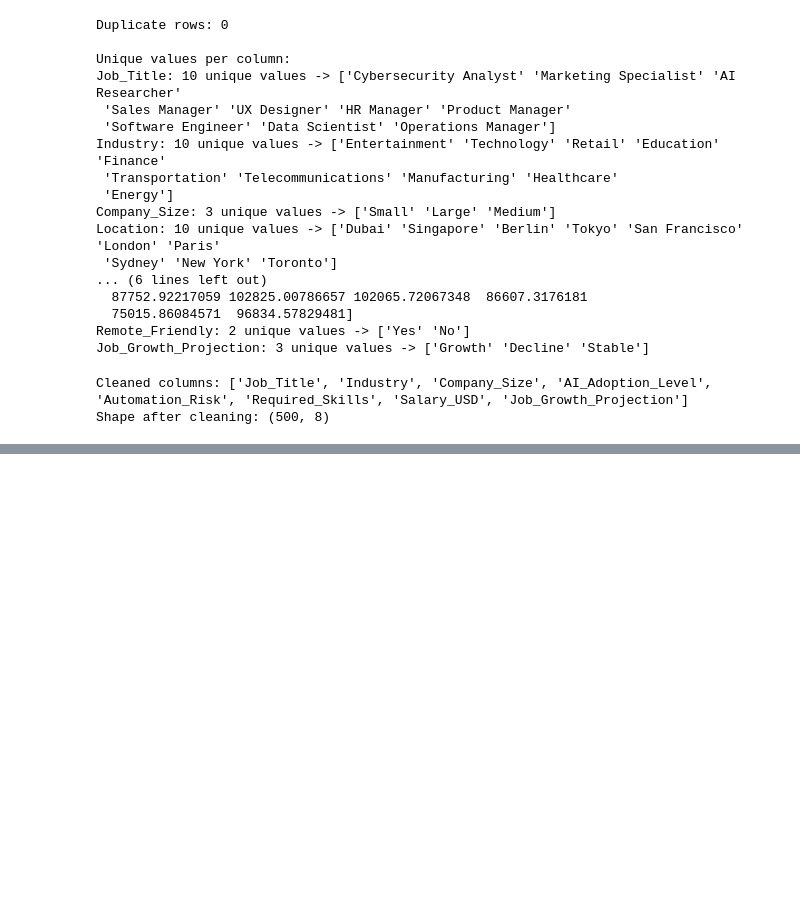
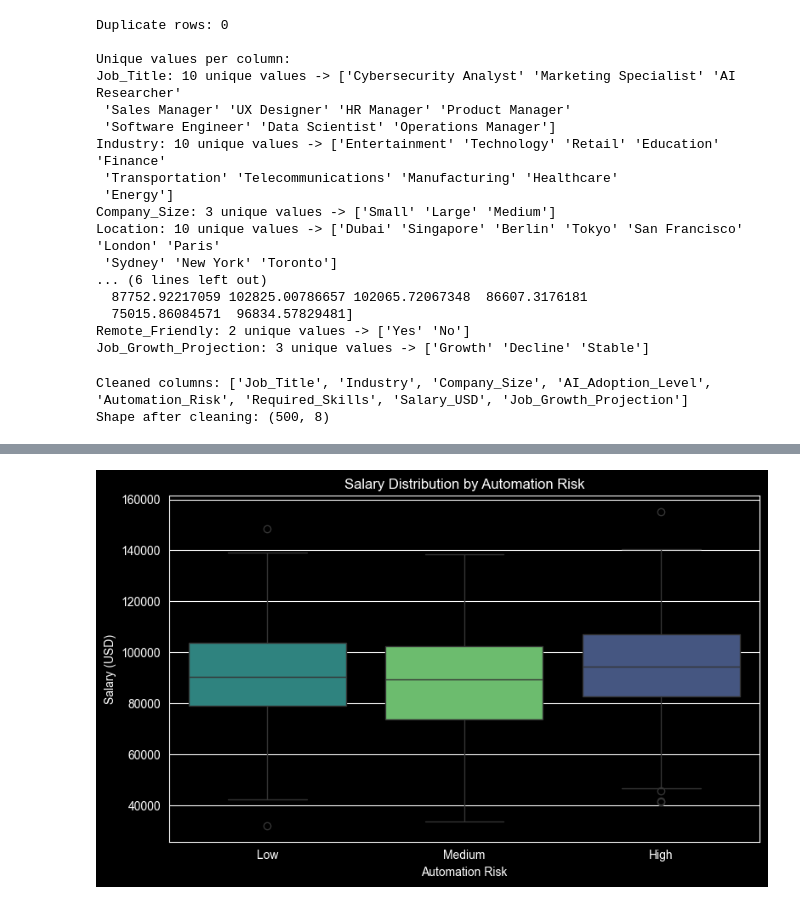
Before and after one commit to adrianofgnwn/AI-Automation-Risk-Predictor, a Jupyter notebook: notebooks/ai_automation_risk.ipynb, the cells around one changed output, grey strips where cells are left out. Saved outputs shown, nothing was run; the diff lists cells and outputs as text; code cells hidden in the pictures; blank space fills up the shorter version.

```diff
--- a/notebooks/ai_automation_risk.ipynb
+++ b/notebooks/ai_automation_risk.ipynb
@@ -96,0 +146,11 @@ Shape after cleaning: (500, 8)
+# %%
+# Salary distribution by Automation Risk
+plt.figure(figsize=(8, 5))
+sns.boxplot(x='Automation_Risk', y='Salary_USD', data=df_clean, hue='Automation_Risk', palette='viridis', order=['Low', 'Medium', 'High'])
+plt.title('Salary Distribution by Automation Risk')
+plt.xlabel('Automation Risk')
+plt.ylabel('Salary (USD)')
+plt.tight_layout()
+plt.show()
+# %% [output]
+[figure, added]
```
Also changed, not shown: parts of 6 cells of this notebook.
